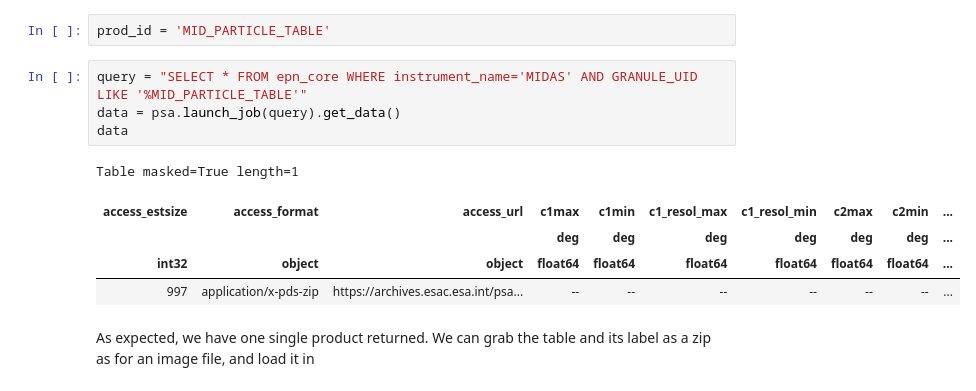
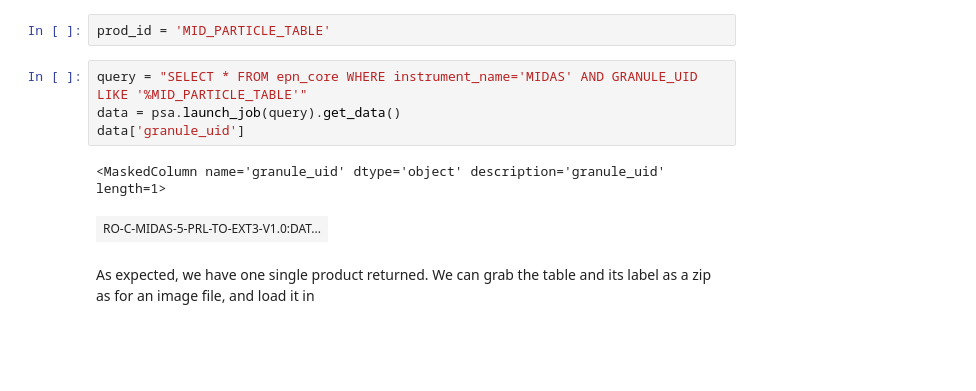
Before and after one commit to msbentley/midas-analysis, a Jupyter notebook: midas-analysis.ipynb, the cells around one changed output. Drawn from its saved outputs; the diff is of its cells as text; blank space fills up the shorter version.

```diff
--- a/midas-analysis.ipynb
+++ b/midas-analysis.ipynb
@@ -395,13 +535,10 @@ prod_id = 'MID_PARTICLE_TABLE'
 # %%
 query = "SELECT * FROM epn_core WHERE instrument_name='MIDAS' AND GRANULE_UID LIKE '%MID_PARTICLE_TABLE'"
 data = psa.launch_job(query).get_data()
-data
+data['granule_uid']
 # %% [output]
-Table masked=True length=1
+<MaskedColumn name='granule_uid' dtype='object' description='granule_uid' length=1>
-| access_estsize | access_format | access_url | c1max | c1min | c1_resol_max | c1_resol_min | c2max | c2min | ... |
-|  |  |  | deg | deg | deg | deg | deg | deg | ... |
-| int32 | object | object | float64 | float64 | float64 | float64 | float64 | float64 | ... |
-| 997 | application/x-pds-zip | https://archives.esac.esa.int/psa... | -- | -- | -- | -- | -- | -- | ... |
+| RO-C-MIDAS-5-PRL-TO-EXT3-V1.0:DAT... |
 # %% [markdown]
 As expected, we have one single product returned. We can grab the table and its label as a zip as for an image file, and load it in
 # %%
```
Also changed, not shown: parts of 88 cells of this notebook.
